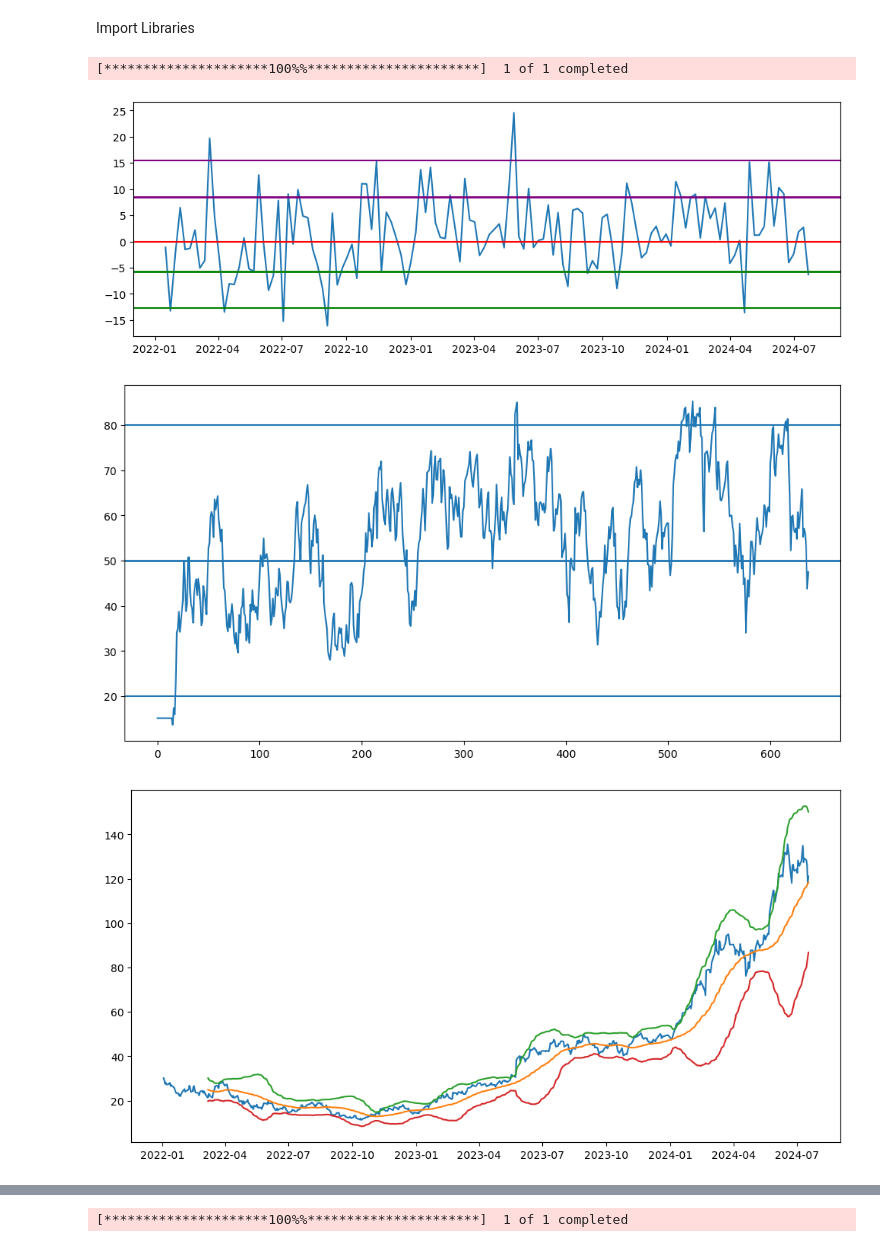
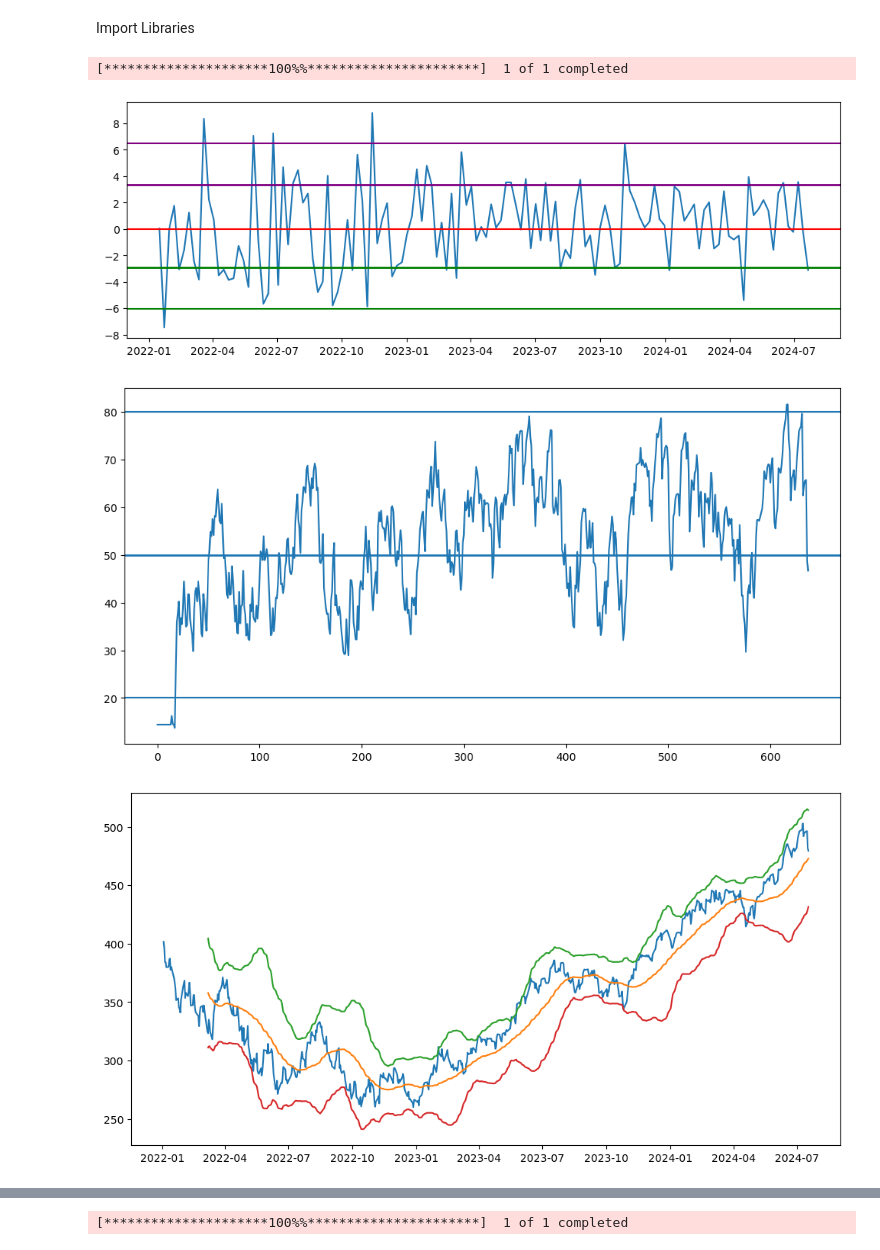
Before and after one commit to isouravsharma/Fin, a Jupyter notebook: Ticker-automate_V2.ipynb, the cells around one changed output, grey strips where cells are left out. Cells and saved outputs as stored; diff of their text form; code cells hidden in the pictures.

```diff
--- a/Ticker-automate_V2.ipynb
+++ b/Ticker-automate_V2.ipynb
@@ -11,18 +11,18 @@ import plotly.graph_objects as go
 from PIL import Image
 # %%
 # List of stock
-tickers = ['NVDA']
+tickers = ['QQQ']
 for stock in tickers:
     # Ticker = "ICICIBANK.NS"
     start_date = "2022-01-01"
     end_date = "2024-12-31"
     download_data = yf.download(tickers= stock, start=start_date, end=end_date)
     data = pd.DataFrame(download_data['Close'])
     return_final_output(data,stock)
     # plt.savefig(f"../top_50/{stock}.png")
     save_outcome_image(stock)
 # %% [output]
 [*********************100%%**********************]  1 of 1 completed
-[figure, old version]
+[figure, new version]
-[figure, old version]
+[figure, new version]
-[figure, old version]
+[figure, new version]
```
Also changed, not shown: parts of 1 cell of this notebook, 3 other files.
